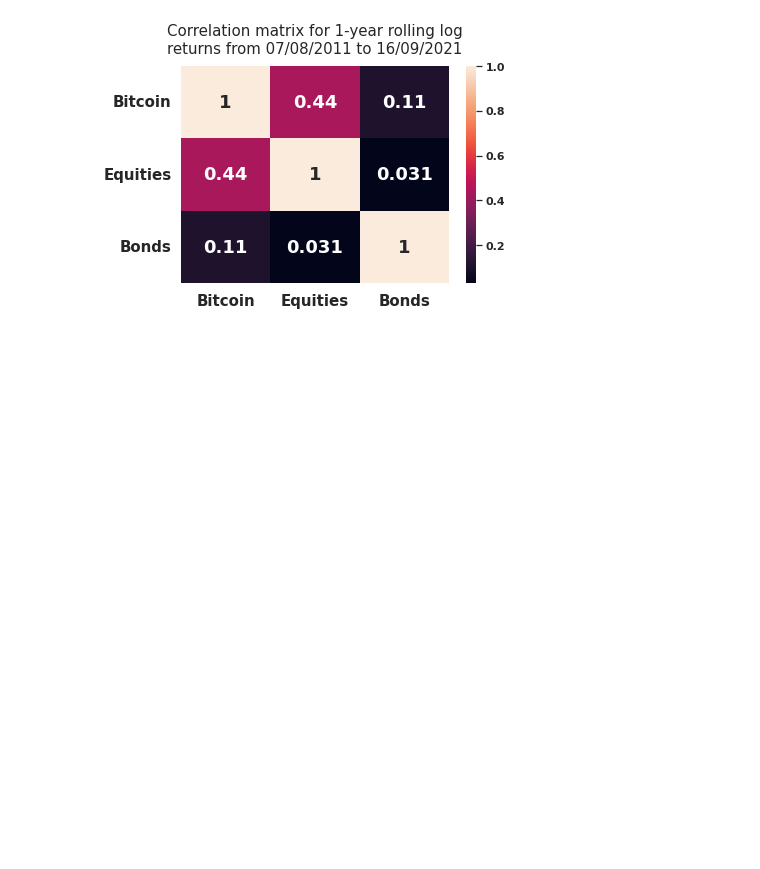
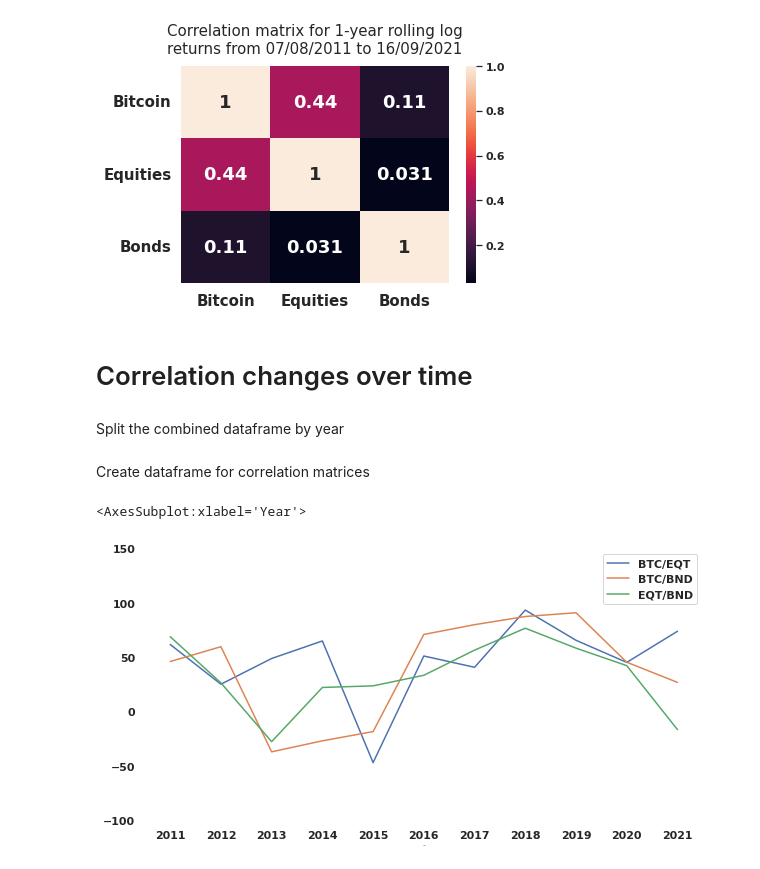
Before and after one commit to mihailthebuilder/crypto-research, a Jupyter notebook: btc.ipynb, the cells around one changed output. Saved outputs shown, nothing was run; the diff lists cells and outputs as text; code cells hidden in the pictures; blank space fills up the shorter version.

Commit message:
created plot

```diff
--- a/btc.ipynb
+++ b/btc.ipynb
@@ -121,3 +124,30 @@ plt.yticks(rotation=0)
 plt.savefig("btc-corr.png",bbox_inches='tight')
 # %% [output]
 [figure]
+# %% [markdown]
+# Correlation changes over time
+# %% [markdown]
+Split the combined dataframe by year
+# %%
+final_df['year'] = final_df.index.year
+
+years = final_df["year"].unique()
+
+split_df = [{"year":y,"df":final_df[final_df['year'] == y]} for y in years]
+# %% [markdown]
+Create dataframe for correlation matrices
+# %%
+hist = pd.DataFrame(data=[[x["year"],
+ x["df"]["Bitcoin"].corr(x["df"]["Equities"]),
+ x["df"]["Bitcoin"].corr(x["df"]["Bonds"]),
+ x["df"]["Bonds"].corr(x["df"]["Equities"])]
+ for x in split_df],
+             columns=["Year","BTC/EQT","BTC/BND","EQT/BND"])
+
+hist.iloc[:,1:] = hist.iloc[:,1:] * 100
+hist = hist.set_index("Year")
+# %%
+hist.plot(ylim=(-100,150),xticks=years,figsize=(10,5),grid=True)
+# %% [output]
+<AxesSubplot:xlabel='Year'>
+[figure, added]
```
Also changed, not shown: parts of 7 cells of this notebook, 1 other file.
